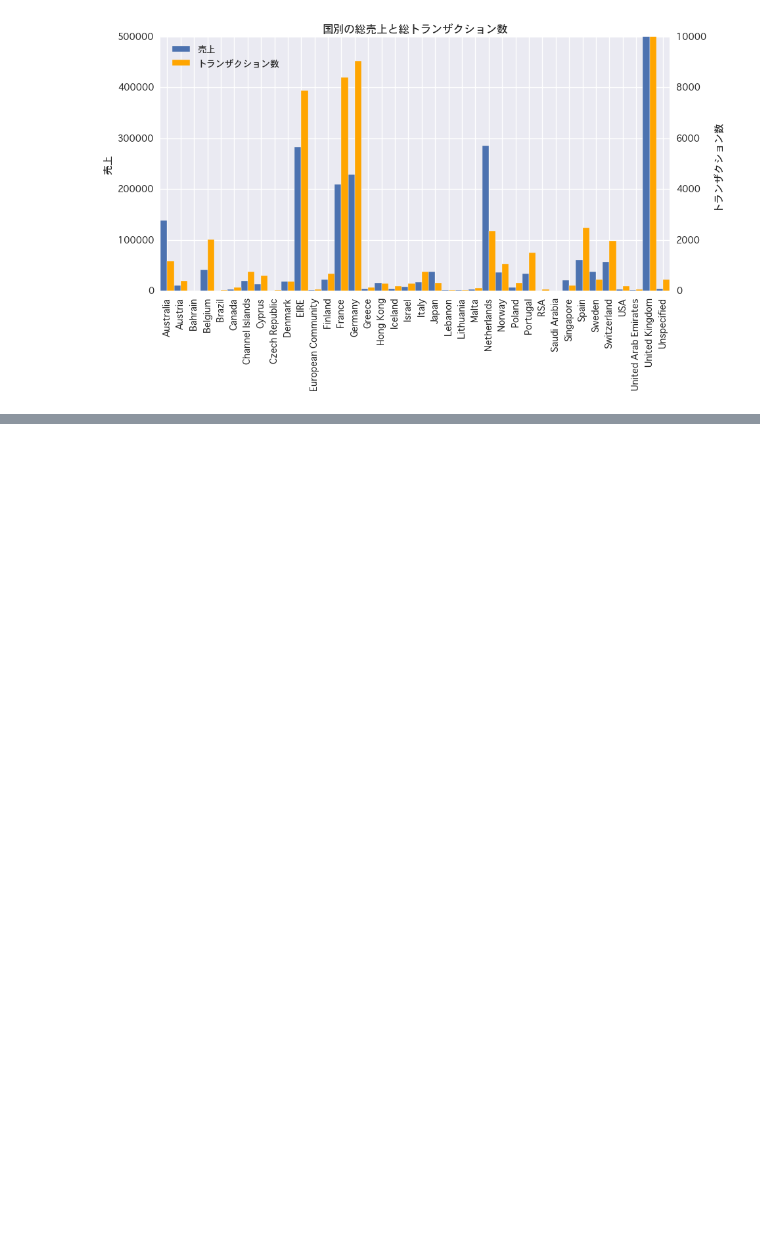
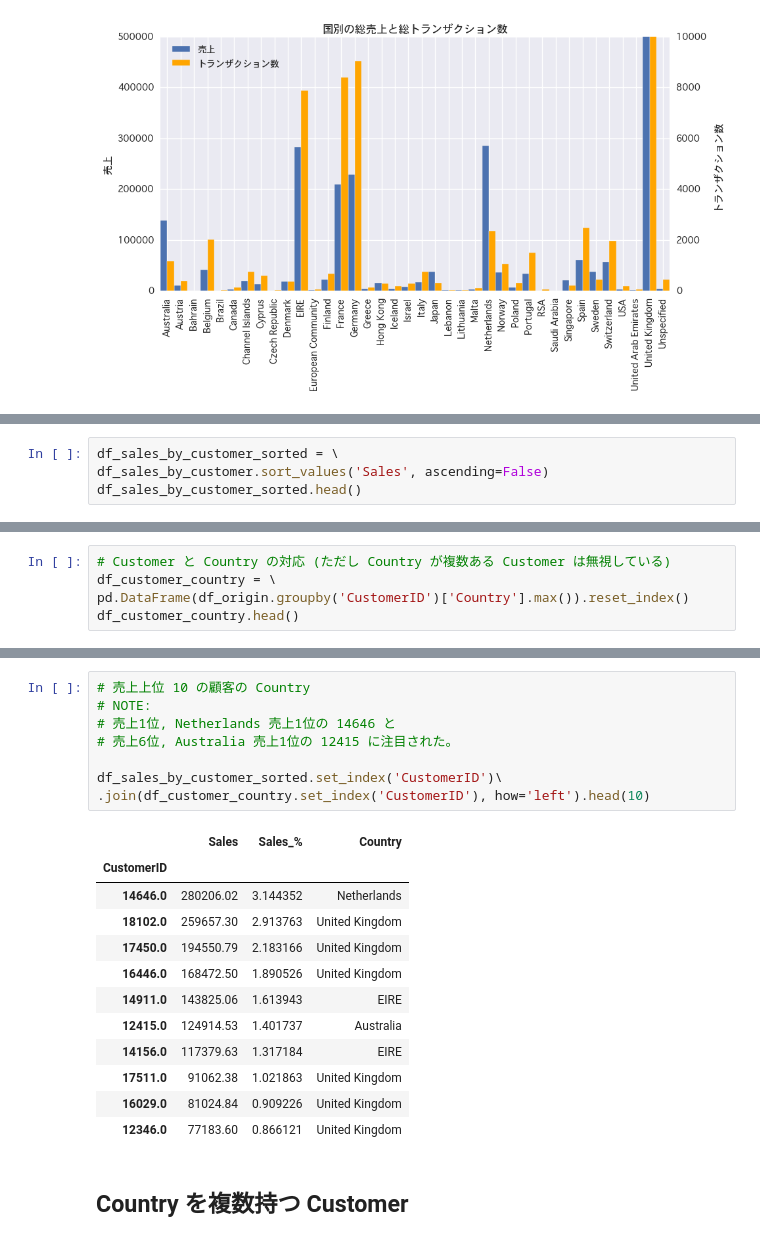
Before and after one commit to Fujiki-Nakamura/OnlineRetailAnalysis, a Jupyter notebook: EDA/sales.ipynb, the cells around one changed output, grey strips where cells are left out. Saved outputs shown, nothing was run; the diff lists cells and outputs as text; blank space fills up the shorter version.

```diff
--- a/EDA/sales.ipynb
+++ b/EDA/sales.ipynb
@@ -138,0 +267,4 @@ Name: Sales, dtype: float64
+# %%
+df_sales_by_customer_sorted = \
+df_sales_by_customer.sort_values('Sales', ascending=False)
+df_sales_by_customer_sorted.head()
@@ -138,0 +278,5 @@ Name: Sales, dtype: float64
+# %%
+# Customer と Country の対応 (ただし Country が複数ある Customer は無視している)
+df_customer_country = \
+pd.DataFrame(df_origin.groupby('CustomerID')['Country'].max()).reset_index()
+df_customer_country.head()
@@ -138,0 +290,23 @@ Name: Sales, dtype: float64
+# %%
+# 売上上位 10 の顧客の Country
+# NOTE:
+# 売上1位, Netherlands 売上1位の 14646 と
+# 売上6位, Australia 売上1位の 12415 に注目された。
+
+df_sales_by_customer_sorted.set_index('CustomerID')\
+.join(df_customer_country.set_index('CustomerID'), how='left').head(10)
+# %% [output]
+|  | Sales | Sales_% | Country |
+| CustomerID |  |  |  |
+| 14646.0 | 280206.02 | 3.144352 | Netherlands |
+| 18102.0 | 259657.30 | 2.913763 | United Kingdom |
+| 17450.0 | 194550.79 | 2.183166 | United Kingdom |
+| 16446.0 | 168472.50 | 1.890526 | United Kingdom |
+| 14911.0 | 143825.06 | 1.613943 | EIRE |
+| 12415.0 | 124914.53 | 1.401737 | Australia |
+| 14156.0 | 117379.63 | 1.317184 | EIRE |
+| 17511.0 | 91062.38 | 1.021863 | United Kingdom |
+| 16029.0 | 81024.84 | 0.909226 | United Kingdom |
+| 12346.0 | 77183.60 | 0.866121 | United Kingdom |
+# %% [markdown]
+## Country を複数持つ Customer
```
Also changed, not shown: parts of 19 cells of this notebook, 4 other files.
